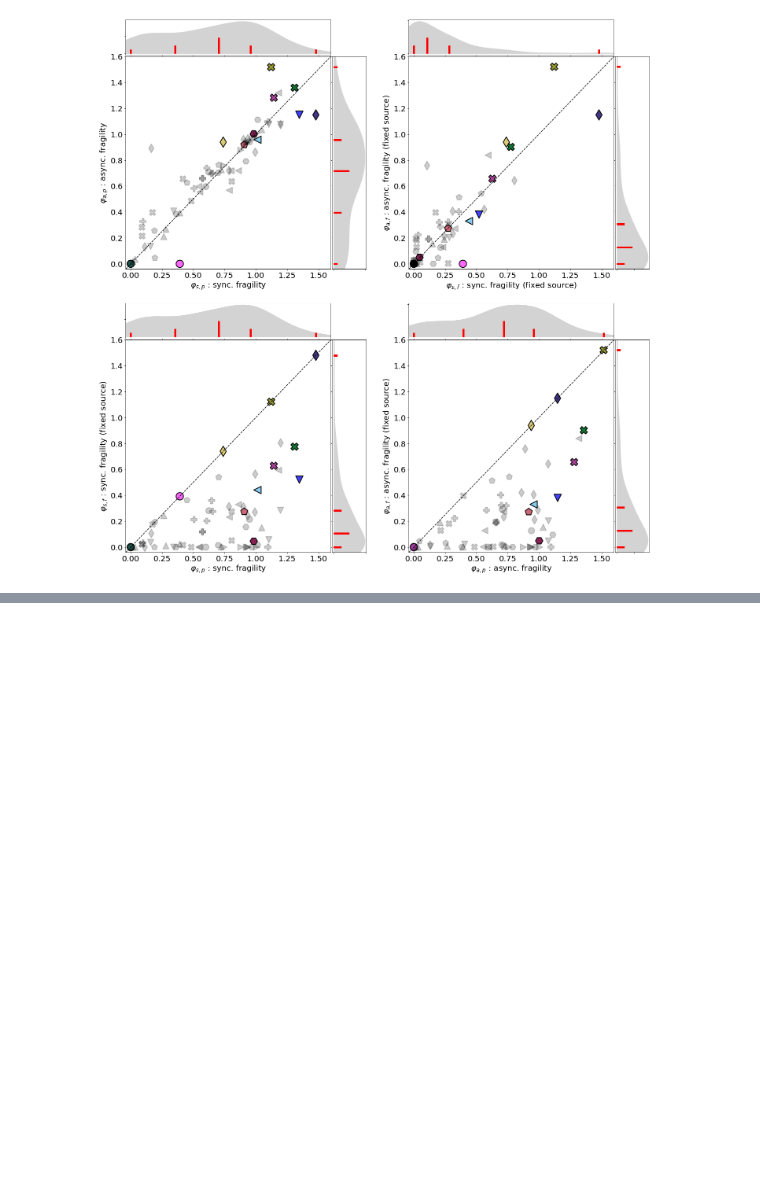
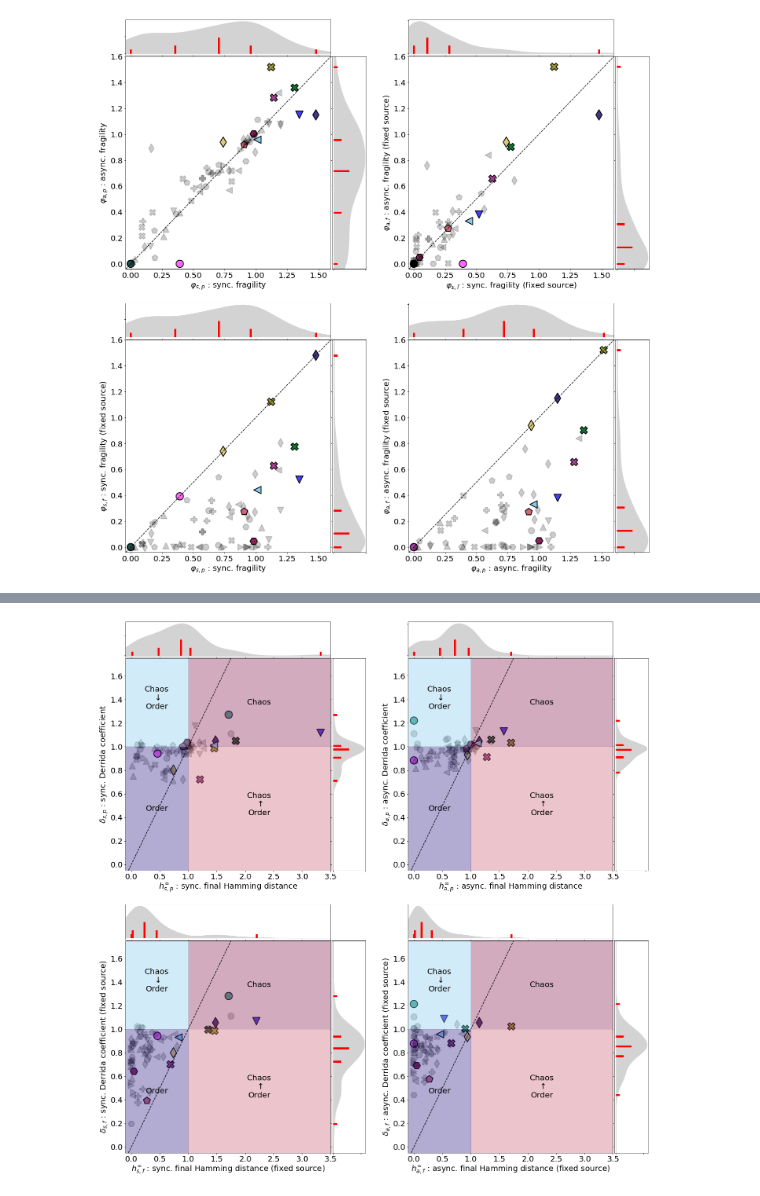
Before and after one commit to kyuhyongpark/cubewalkers-analysis, a Jupyter notebook: perturbation_output_analysis.ipynb, the cells around one changed output, grey strips where cells are left out. Saved outputs shown, nothing was run; the diff lists cells and outputs as text; code cells hidden in the pictures; blank space fills up the shorter version.

```diff
--- a/perturbation_output_analysis.ipynb
+++ b/perturbation_output_analysis.ipynb
@@ -465,0 +391,29 @@ plt.show()
+# %%
+vars = [
+    [
+        (PlotVar('SFHD',-0.1,3.5),PlotVar('SDC',-0.05,1.75)),
+        (PlotVar('AFHD',-0.1,3.5),PlotVar('ADC',-0.05,1.75)),
+    ],
+    [
+        (PlotVar('SFHDNS',-0.1,3.5),PlotVar('SDCNS',-0.05,1.75)),
+        (PlotVar('AFHDNS',-0.1,3.5),PlotVar('ADCNS',-0.05,1.75)),
+    ],
+]
+
+quads = (
+    1, 1,
+    ['#88225560','#88CCEE60','#33228860','#CC667760',],
+    [
+        'Chaos',
+        ('Chaos\n'+r'$\downarrow$'+'\nOrder\n'),
+        'Order',
+        ('Chaos\n'+r'$\uparrow$'+'\nOrder\n'),
+    ]
+
+)
+
+fig = comparison_plots(vars, quads = quads)
+fig.savefig(f'./data/{models_dir}/figures/Derrida-Hamming.png',bbox_inches='tight')
+fig.savefig(f'./data/{models_dir}/figures/Derrida-Hamming.pdf',bbox_inches='tight')
+# %% [output]
+[figure, added]
```
Also changed, not shown: parts of 5 cells of this notebook, 11 other files.
